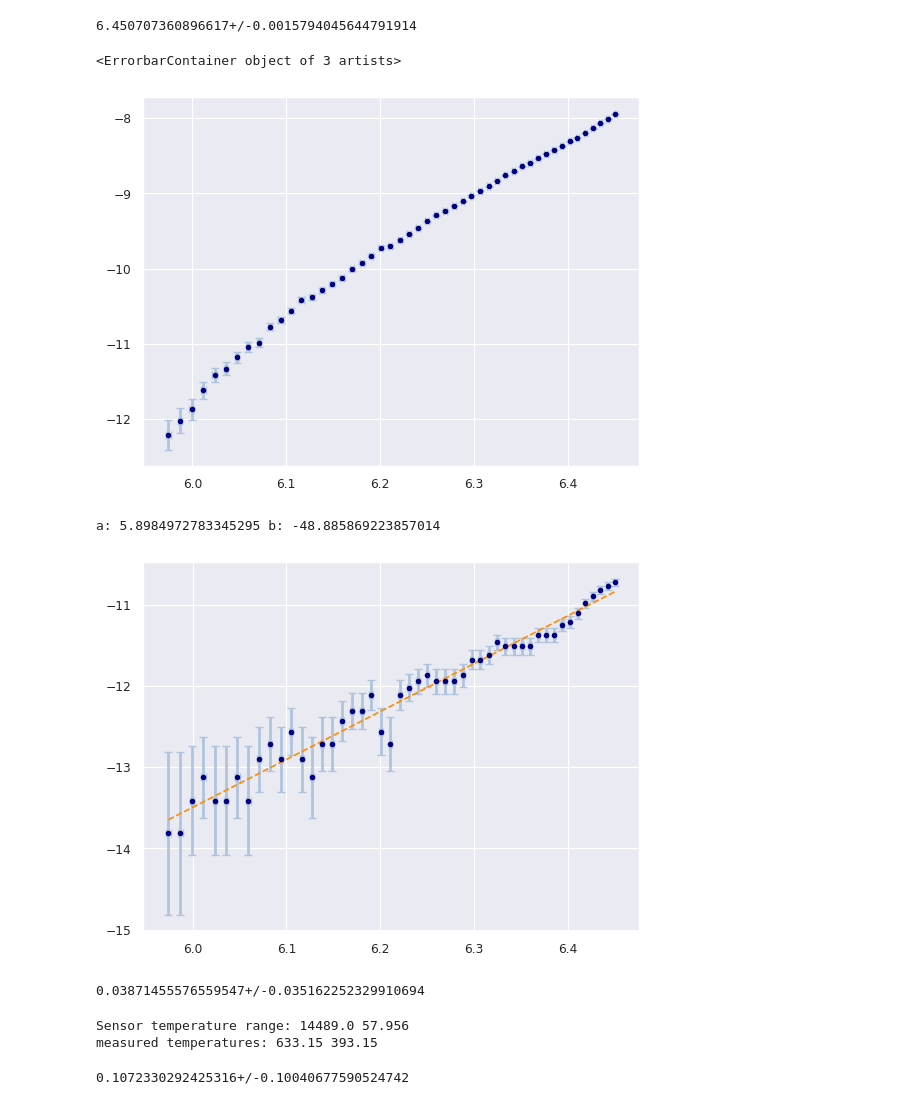
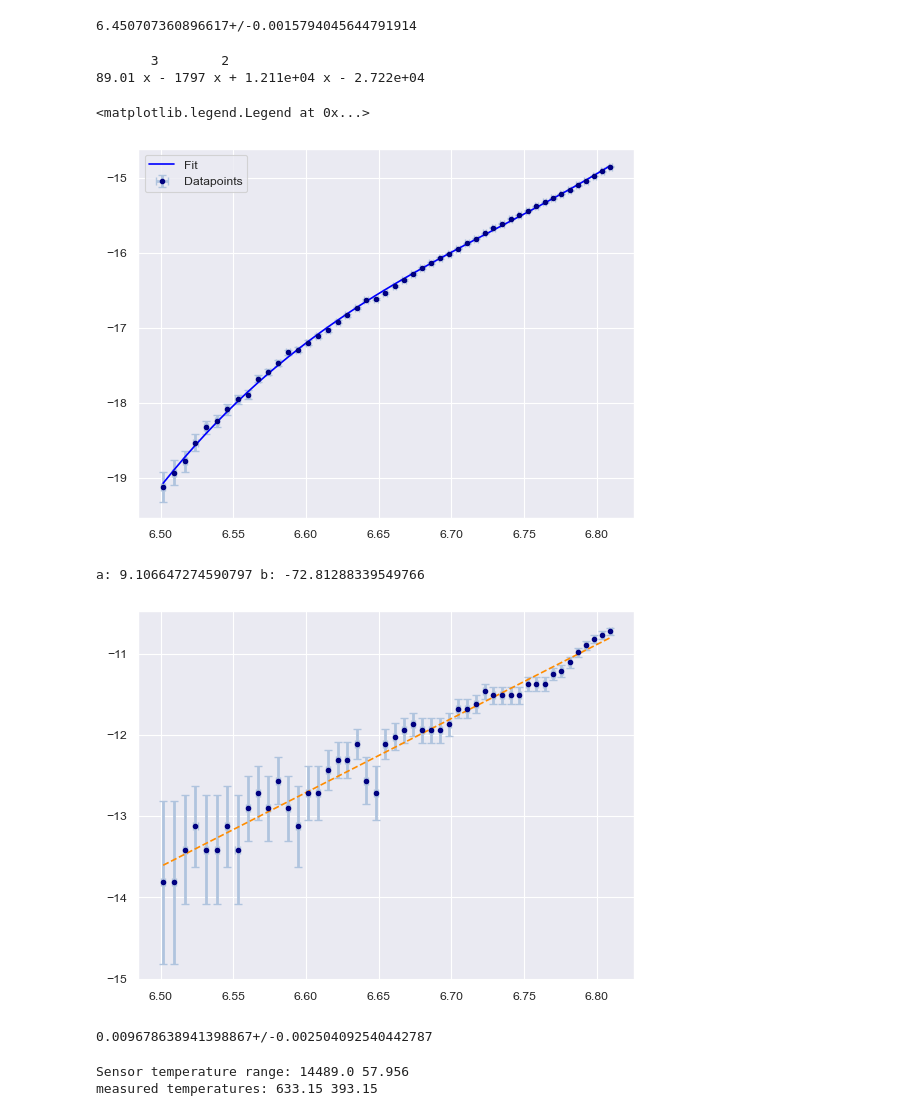
Before and after one commit to KemalOenen/Grundpraktikum2_Gruppe1_SS23, a Jupyter notebook: Versuch10/SchwarzerStrahler.ipynb, the cells around one changed output. Saved outputs shown, nothing was run; the diff lists cells and outputs as text; code cells hidden in the pictures.

Commit message:
Minor corrections to the code Fitting with numpy.polyfit

```diff
--- a/Versuch10/SchwarzerStrahler.ipynb
+++ b/Versuch10/SchwarzerStrahler.ipynb
@@ -107,7 +110,7 @@ a: 2.4302766362994775e-15 b: -7.633079031670983e-05
 utemp = np.ones(len(temp)) * ufloat(1,1)
 utemp[0] = ufloat(temp[0], e_temp)
 print(utemp[0])
-a = log(utemp[0])
+a = umath.log(utemp[0])
 a
 # %% [output]
 633.1+/-1.0
@@ -118,57 +121,65 @@ uvolt = np.ones(len(temp)) * ufloat(1,1)
 logtemp = np.ones(len(temp)) * ufloat(1,1)
 logvolt = np.ones(len(temp)) * ufloat(1,1)
 for i in range(len(temp)):
-    utemp[i] = ufloat(temp[i], e_temp)
-    logtemp[i] = log(utemp[i])
-    uvolt[i] = ufloat(volt[i], e_volt)
-    logvolt[i] = log(uvolt[i])
+    utemp[i] = ufloat(temp[i]+273.15, e_temp)
+    logtemp[i] = umath.log(utemp[i])
+    uvolt[i] = ufloat(volt[i], e_volt)/1000
+    logvolt[i] = umath.log(uvolt[i])
 
 plt.errorbar([logtemp[i].n for i in range(len(temp))], [logvolt[i].n for i in range(len(temp))],
             xerr= [logtemp[i].s for i in range(len(temp))], yerr=[logvolt[i].s for i in range(len(temp))],
             markersize=6, fmt=".",color="navy", ecolor="lightsteelblue", elinewidth=2, capsize=3, label="Datapoints")
+
+model = np.poly1d(np.polyfit([logtemp[i].n for i in range(len(logtemp))], [logvolt[i].n for i in range(len(logvolt))], 3))
+plt.plot([logtemp[i].n for i in range(len(logtemp))], model([logtemp[i].n for i in range(len(logtemp))]), color="blue", label="Fit")
+print(model) #returns the coeffitients
+
+plt.legend()
 # %% [output]
-<ErrorbarContainer object of 3 artists>
+       3        2
+89.01 x - 1797 x + 1.211e+04 x - 2.722e+04
+<matplotlib.legend.Legend at 0x...>
-[figure, old version]
+[figure, new version]
 # %%
 dvolt = np.ones(len(temp)) * ufloat(1,1)
 logdvolt = np.ones(len(temp)) * ufloat(1,1)
 #for i in range(len(temp)-1):
 #    dvolt[i] = (volt[i] - volt[i+1]) #/ 5
 #dvolt[48] = dvolt[47]
 dvolt = - np.gradient(volt)
 for i in range(len(temp)):
     uvolt[i] = ufloat(dvolt[i], e_volt)
-    logdvolt[i] = log(uvolt[i])
+    logdvolt[i] = umath.log(uvolt[i])
 
 
 plt.errorbar([logtemp[i].n for i in range(len(temp))], [logdvolt[i].n for i in range(len(temp))],
             xerr= [logtemp[i].s for i in range(len(temp))], yerr=[logdvolt[i].s for i in range(len(temp))],
             markersize=6, fmt=".",color="navy", ecolor="lightsteelblue", elinewidth=2, capsize=3, label="Datapoints")
 
 #fit to linear trend
 def linfunc(x,a,b):
    return a*x+b
 
 x = [logtemp[i].n for i in range(len(temp))]
 y = [logdvolt[i].n for i in range(len(temp))]
 res, covmat = sp.optimize.curve_fit(linfunc, x, y)
 b = ufloat(res[1], np.sqrt(covmat[1][1]))
 l = np.linspace(min(x), max(x), 100)
 plt.plot(l, linfunc(l, res[0], res[1]), ls = '--', color = 'darkorange')
 print('a:', res[0], 'b:', res[1])
 # %% [output]
-a: 5.8984972783345295 b: -48.885869223857014
+a: 9.106647274590797 b: -72.81288339549766
-[figure, old version]
+[figure, new version]
 # %%
 #raumwinkel
-r = ufloat(3.2,1.4)
+r = ufloat(3.2, 0.14)/2
 d = ufloat(11.5,1.4)
-theta = atan(r/d)
+theta = umath.atan(r/d)
 Omega = r**2 * np.pi / d**2
 ratio = Omega / (2*np.pi)
 ratio
 # %% [output]
-0.03871455576559547+/-0.035162252329910694
+0.009678638941398867+/-0.002504092540442787
 # %%
 #sensor range:
 wconst = 2897.8#micrometers*K #wiensche verschiebungskonstante
@@ -189,6 +200,4 @@ epsilon = ufloat(30,10)*10**(-3) # sensor sensitivity in mV*m^2/W eigentlich ric
 A = (r*10**(-2))**2 *np.pi #area of sensor in m^2
 Energy = max(volt) / (A* epsilon)
 K = A / epsilon #koefficient W/mV
-s = exp(b) / 4
+s = umath.exp(b) / 4
-# %% [output]
-0.1072330292425316+/-0.10040677590524742
```
Also changed, not shown: parts of 3 cells of this notebook.
